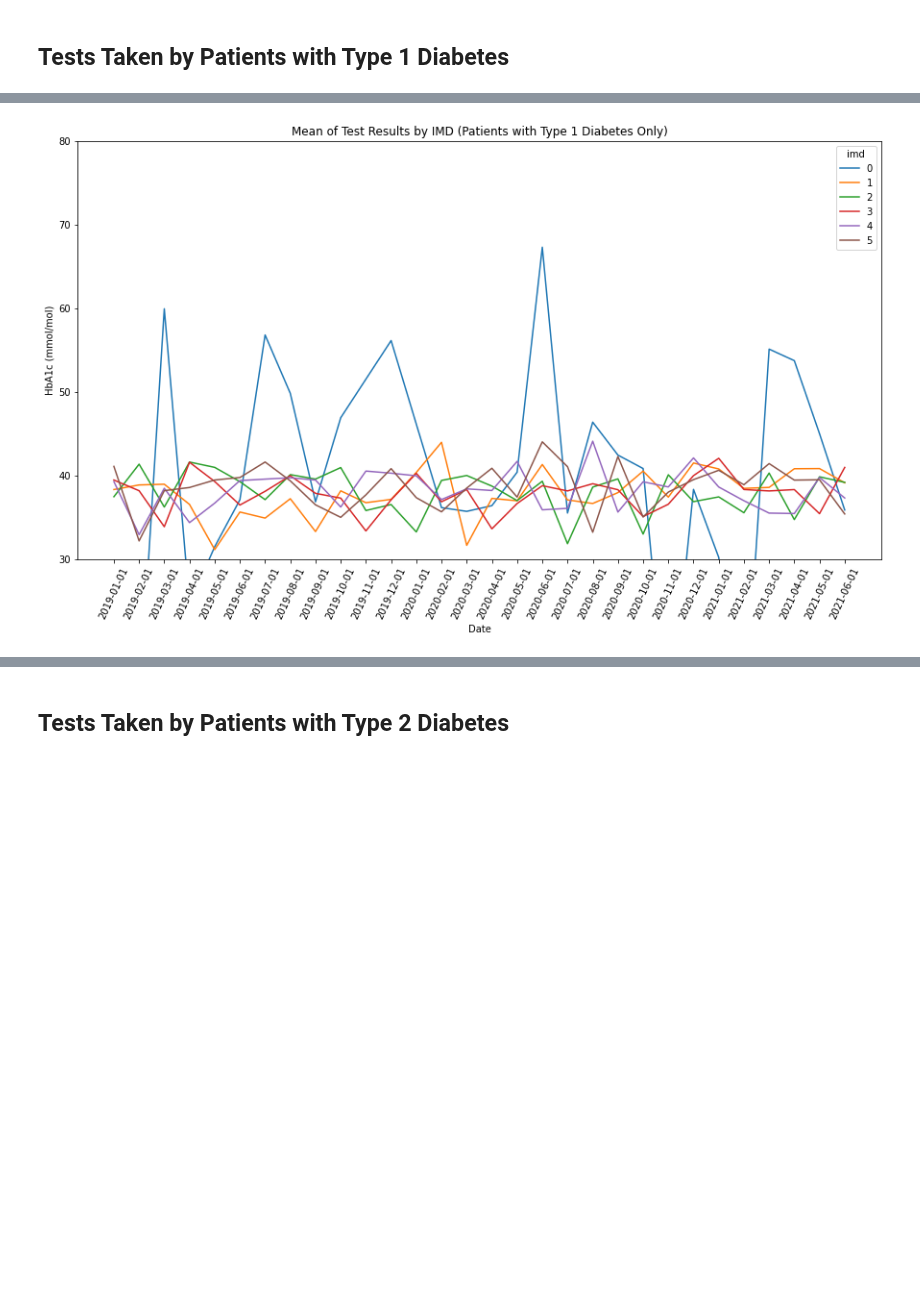
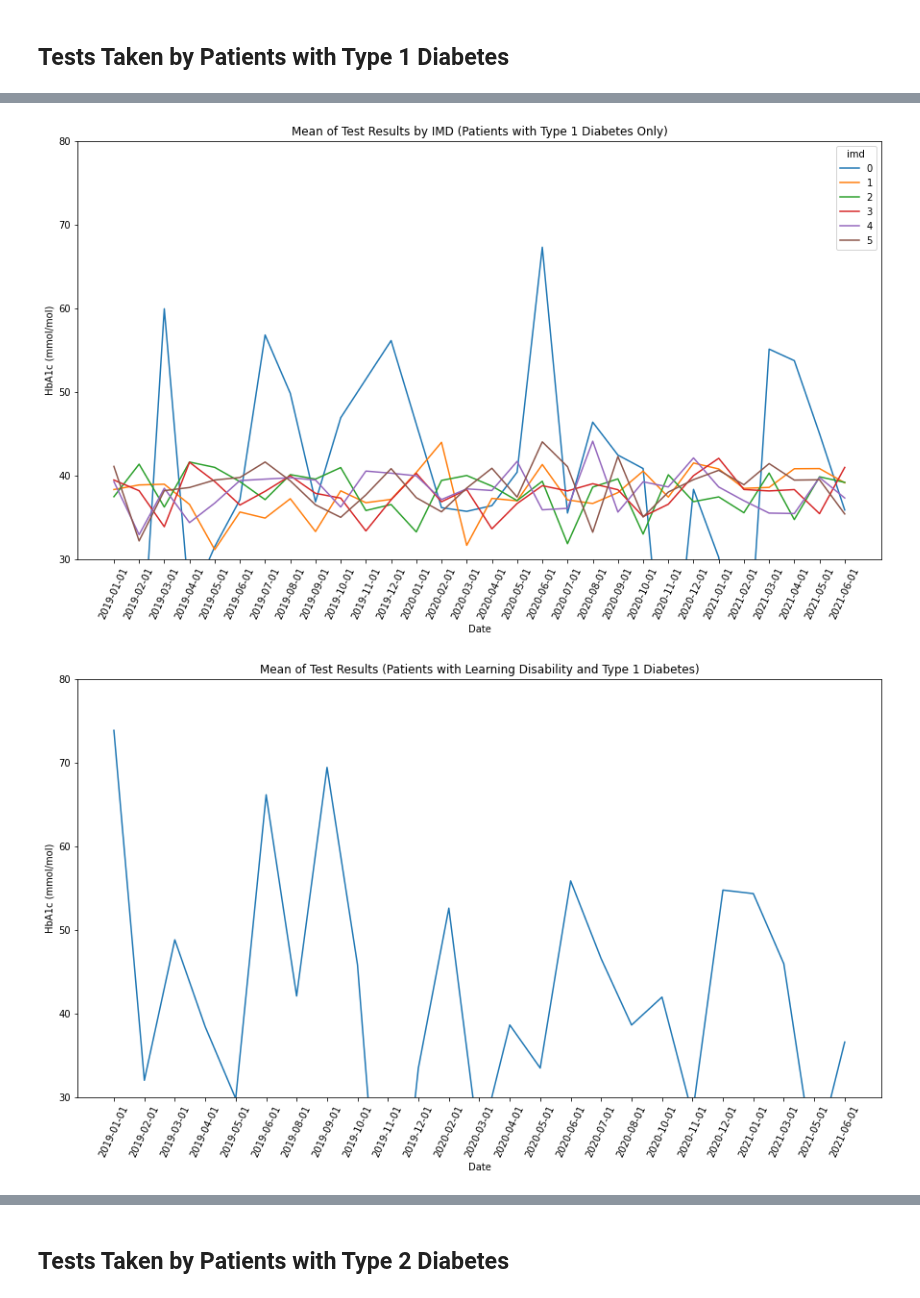
Before and after one commit to opensafely/HbA1c-levels, a Jupyter notebook: notebooks/hba1c_levels.ipynb, the cells around one changed output, grey strips where cells are left out. Cells and saved outputs as stored; diff of their text form; code cells hidden in the pictures; blank space fills up the shorter version.

```diff
--- a/notebooks/hba1c_levels.ipynb
+++ b/notebooks/hba1c_levels.ipynb
@@ -124,30 +147,43 @@ create_chart(df_pop_t1, 'population',
 df_age_t1 = compute_mean(df_t1, 'age_group')
 create_chart(df_age_t1.loc[df_age_t1.age_group != 'missing'], 'age_group',
              'Mean of Test Results by Age (Patients with Type 1 Diabetes Only)')
 
 # Sex
 df_sex_t1 = compute_mean(df_t1, 'sex')
 create_chart(df_sex_t1.loc[df_sex_t1.sex.isin(['F','M'])], 'sex',
              'Mean of Test Results by Sex (Patients with Type 1 Diabetes Only)')
 
 # Ethnicity
 df_eth_t1 = compute_mean(df_t1, 'ethnicity')
 create_chart(df_eth, 'ethnicity',
              'Mean of Test Results by Ethnicity (Patients with Type 1 Diabetes Only)')
 
 # Region
 df_region_t1 = compute_mean(df_t1, 'region')
 create_chart(df_region_t1, 'region',
              'Mean of Test Results by Region (Patients with Type 1 Diabetes Only)')
 
 # IMD
 df_imd_t1 = compute_mean(df_t1, 'imd')
 create_chart(df_imd_t1, 'imd',
              'Mean of Test Results by IMD (Patients with Type 1 Diabetes Only)')
+
+# Learning Disability
+df_ld_t1 = compute_mean(df_t1, 'learning_disability')
+create_chart(df_ld_t1.loc[df_ld_t1.learning_disability == 1], 'learning_disability', 'Mean of Test Results (Patients with Learning Disability and Type 1 Diabetes)')
+
+# Mental Illness
+df_mi_t1 = compute_mean(df_t1, 'mental_illness')
+create_chart(df_mi_t1.loc[df_mi_t1.mental_illness == 1], 'mental_illness', 'Mean of Test Results (Patients with Severe Mental Illness and Type 1 Diabetes)')
+
+# Young Adult
+df_ya_t1 = compute_mean(df_t1, 'young_adult')
+create_chart(df_ya_t1.loc[df_ya_t1.young_adult == 1], 'young_adult', 'Mean of Test Results (Young Adults Aged 16-24 with Type 1 Diabetes)')
 # %% [output]
 [figure]
 [figure]
 [figure]
 [figure]
 [figure]
 [figure]
+[figure, added]
```
Also changed, not shown: parts of 4 cells of this notebook, 1 other file.
